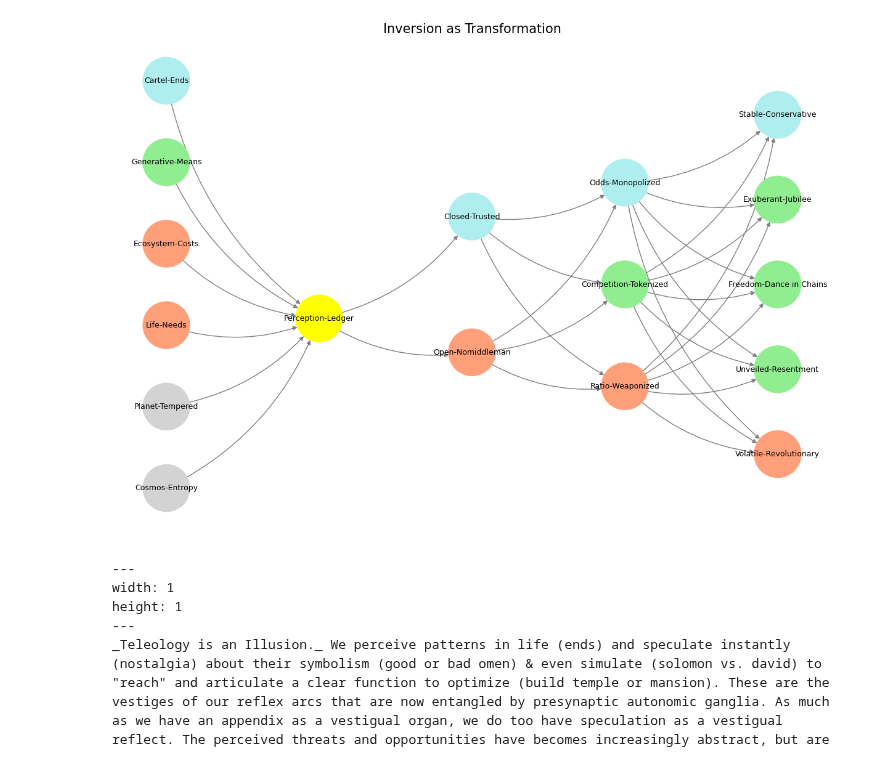
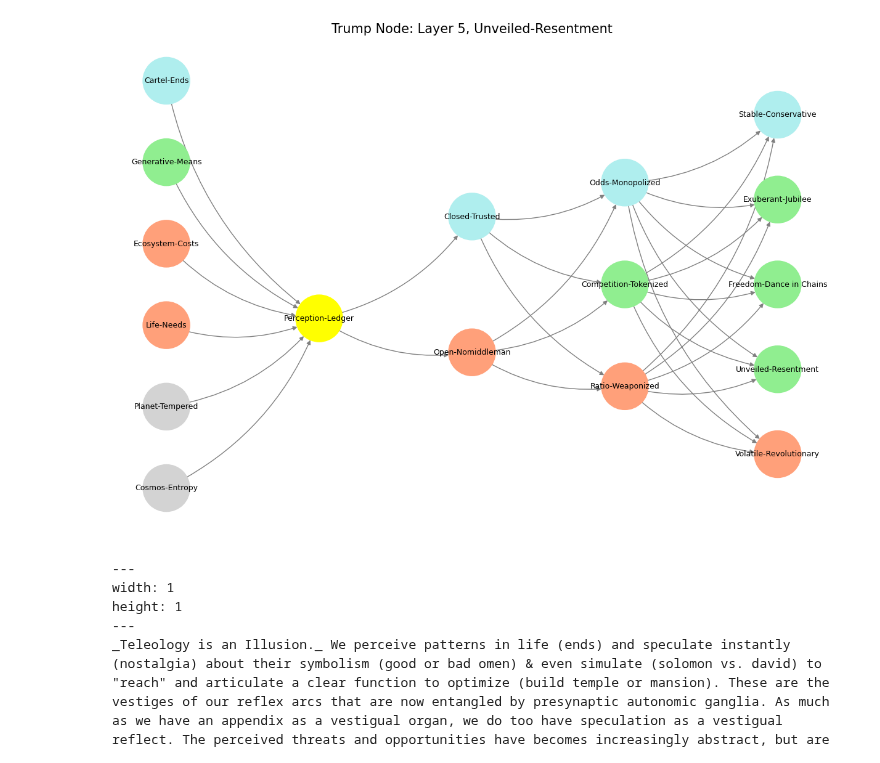
Before and after one commit to abikesa/frankenstein, a Jupyter notebook: kitabo/ensi/_build/jupyter_execute/act3/part3/part3_2.ipynb, the cells around one changed output. Saved outputs shown, nothing was run; the diff lists cells and outputs as text; code cells hidden in the pictures.

Commit message:
the trump node

````diff
--- a/kitabo/ensi/_build/jupyter_execute/act3/part3/part3_2.ipynb
+++ b/kitabo/ensi/_build/jupyter_execute/act3/part3/part3_2.ipynb
@@ -84,35 +84,35 @@ def visualize_nn():
     pos = {}
     node_colors = []
 
     # Add nodes and assign positions
     for i, (layer_name, nodes) in enumerate(layers.items()):
         positions = calculate_positions(nodes, x_offset=i * 2)
         for node, position in zip(nodes, positions):
             G.add_node(node, layer=layer_name)
             pos[node] = position
             node_colors.append(colors.get(node, 'lightgray'))  # Default color fallback
 
     # Add edges (automated for consecutive layers)
     layer_names = list(layers.keys())
     for i in range(len(layer_names) - 1):
         source_layer, target_layer = layer_names[i], layer_names[i + 1]
         for source in layers[source_layer]:
             for target in layers[target_layer]:
                 G.add_edge(source, target)
 
     # Draw the graph
     plt.figure(figsize=(12, 8))
     nx.draw(
         G, pos, with_labels=True, node_color=node_colors, edge_color='gray',
         node_size=3000, font_size=9, connectionstyle="arc3,rad=0.2"
     )
-    plt.title("Inversion as Transformation", fontsize=15)
+    plt.title("Trump Node: Layer 5, Unveiled-Resentment", fontsize=15)
     plt.show()
 
 # Run the visualization
 visualize_nn()
 # %% [output]
-[figure, old version]
+[figure, new version]
 # %% [markdown]
 ```{figure} ../../figures/blanche.*
 ---
````
Also changed, not shown: 6 other files.
